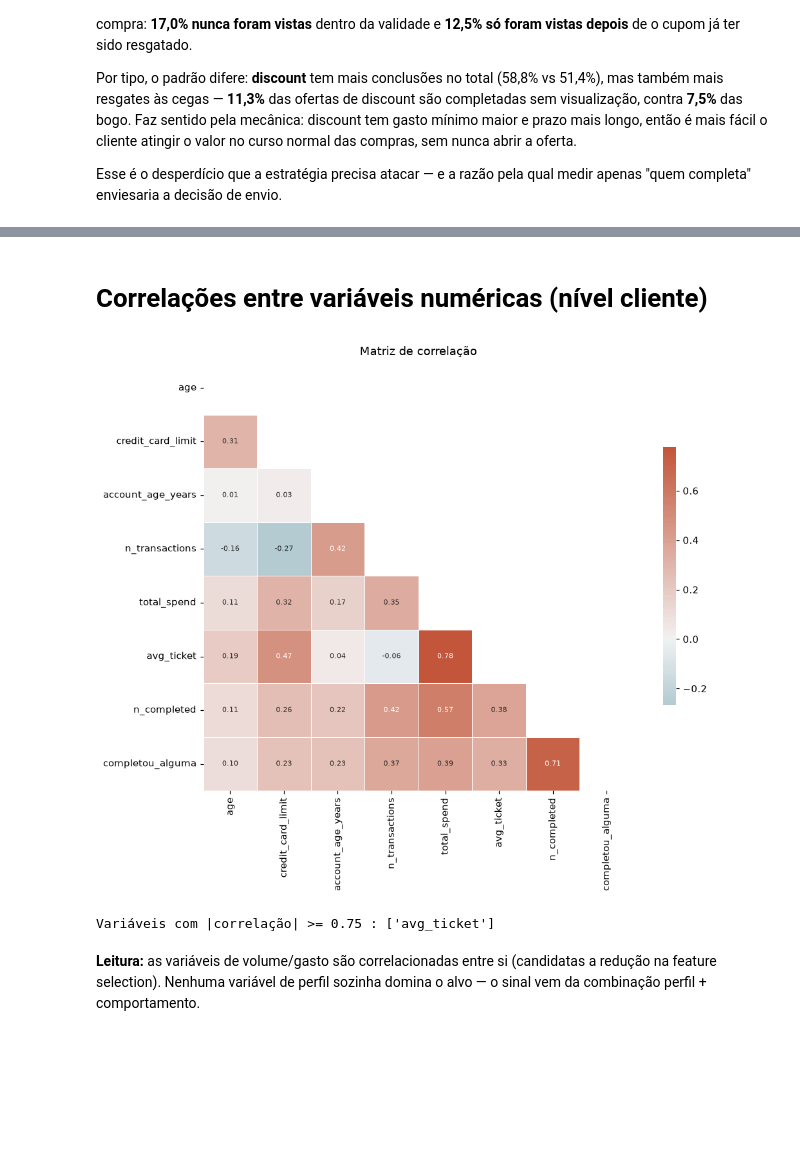
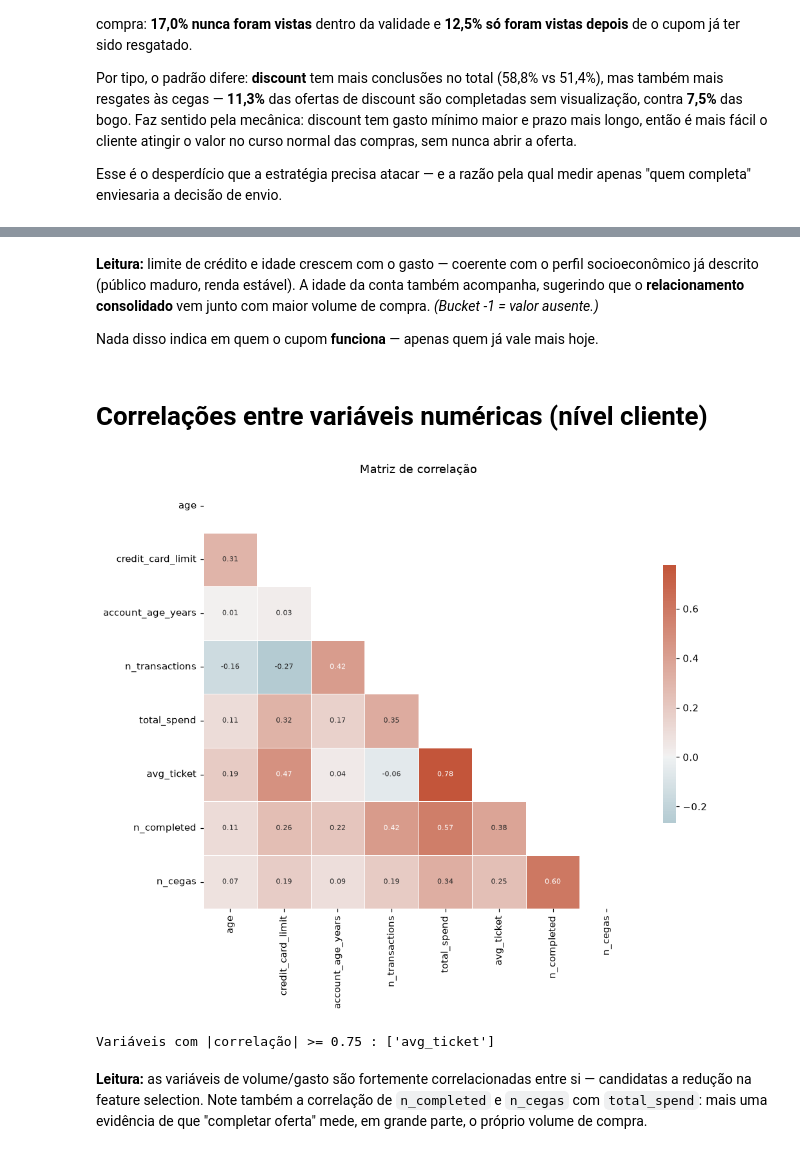
Before and after one commit to velosomn/ifood-case, a Jupyter notebook: notebooks/0_eda.ipynb, the cells around one changed output, grey strips where cells are left out. Drawn from its saved outputs; the diff is of its cells as text; code cells hidden in the pictures; blank space fills up the shorter version.

```diff
--- a/notebooks/0_eda.ipynb
+++ b/notebooks/0_eda.ipynb
@@ -842,6 +857,13 @@ cust = cust.merge(behav, on='account_id', how='left').merge(comp_cnt, on='accoun
 cust[['n_transactions','total_spend','avg_ticket','n_completed']] = \
     cust[['n_transactions','total_spend','avg_ticket','n_completed']].fillna(0)
 cust['completou_alguma'] = (cust.n_completed>0).astype(int)
-print('clientes:', len(cust), '| taxa alvo (completou alguma):', round(cust.completou_alguma.mean(),3))
+
+# conclusões "às cegas": completou sem ter visto antes (usa a atribuição já feita)
+cegas = bd.groupby('account_id').apply(
+    lambda g: (g.first_comp.notna() & (g.first_view.isna() | (g.first_view > g.first_comp))).sum(),
+    include_groups=False).rename('n_cegas')
+cust = cust.merge(cegas, on='account_id', how='left')
+cust['n_cegas'] = cust.n_cegas.fillna(0)
+print('clientes:', len(cust), '| taxa "completou alguma":', round(cust.completou_alguma.mean(),3))
 cust.head()
 # %% [output]
@@ -866,0 +877,20 @@ _ = plot_bad_cbk(cust, 'incomplete_profile', 'completou_alguma', 'total_spend',
+# %%
+cust['q_gasto'] = pd.qcut(cust.total_spend.rank(method='first'), 5,
+                          labels=['Q1 (baixo)','Q2','Q3','Q4','Q5 (alto)'])
+taut = cust.groupby('q_gasto', observed=True).agg(
+    gasto_medio=('total_spend','mean'),
+    taxa_completou=('completou_alguma','mean'),
+    conclusoes_cegas_por_cliente=('n_cegas','mean'))
+print(taut.round(2).to_string())
+print(f"\ncorrelação gasto × completou_alguma : {cust.total_spend.corr(cust.completou_alguma):.3f}")
+print(f"correlação gasto × conclusões CEGAS: {cust.total_spend.corr(cust.n_cegas):.3f}")
+
+fig, ax = plt.subplots(1, 2, figsize=(12, 3.6))
+ax[0].bar(taut.index.astype(str), taut.taxa_completou*100, color=IFOOD_RED)
+for i, v in enumerate(taut.taxa_completou*100): ax[0].text(i, v, f'{v:.0f}%', ha='center', va='bottom')
+ax[0].set_ylabel('% que completou alguma oferta'); ax[0].set_title('Alvo ingênuo é determinado pelo gasto')
+ax[0].tick_params(rotation=0)
+ax[1].bar(taut.index.astype(str), taut.conclusoes_cegas_por_cliente, color='#C62828')
+ax[1].set_ylabel('conclusões às cegas por cliente')
+ax[1].set_title('Quem gasta mais resgata mais SEM ver a oferta'); ax[1].tick_params(rotation=0)
+plt.tight_layout(); plt.show()
@@ -913,11 +1000,21 @@ _ = plot_bad_cbk(cust_tk, 'tk_q', 'completou_alguma', 'total_spend', teto=1.0)
+# %% [markdown]
+**Leitura:** limite de crédito e idade crescem com o gasto — coerente com o
+perfil socioeconômico já descrito (público maduro, renda estável). A idade da conta
+também acompanha, sugerindo que o **relacionamento consolidado** vem junto com maior
+volume de compra. *(Bucket -1 = valor ausente.)*
+
+Nada disso indica em quem o cupom **funciona** — apenas quem já vale mais hoje.
 # %% [markdown]
 # Correlações entre variáveis numéricas (nível cliente)
 # %%
 num_cols = ['age','credit_card_limit','account_age_years','n_transactions',
-            'total_spend','avg_ticket','n_completed','completou_alguma']
+            'total_spend','avg_ticket','n_completed','n_cegas']
 high = print_correlation_matrix(cust, num_cols, corr_max=0.75)
 # %% [output]
-[figure, old version]
+[figure, new version]
 Variáveis com |correlação| >= 0.75 : ['avg_ticket']
 # %% [markdown]
-**Leitura:** as variáveis de volume/gasto são correlacionadas entre si (candidatas a redução na feature selection). Nenhuma variável de perfil sozinha domina o alvo — o sinal vem da combinação perfil + comportamento.
+**Leitura:** as variáveis de volume/gasto são fortemente correlacionadas entre
+si — candidatas a redução na feature selection. Note também a correlação de
+`n_completed` e `n_cegas` com `total_spend`: mais uma evidência de que "completar
+oferta" mede, em grande parte, o próprio volume de compra.
```
Also changed, not shown: parts of 24 cells of this notebook, 1 other file.
